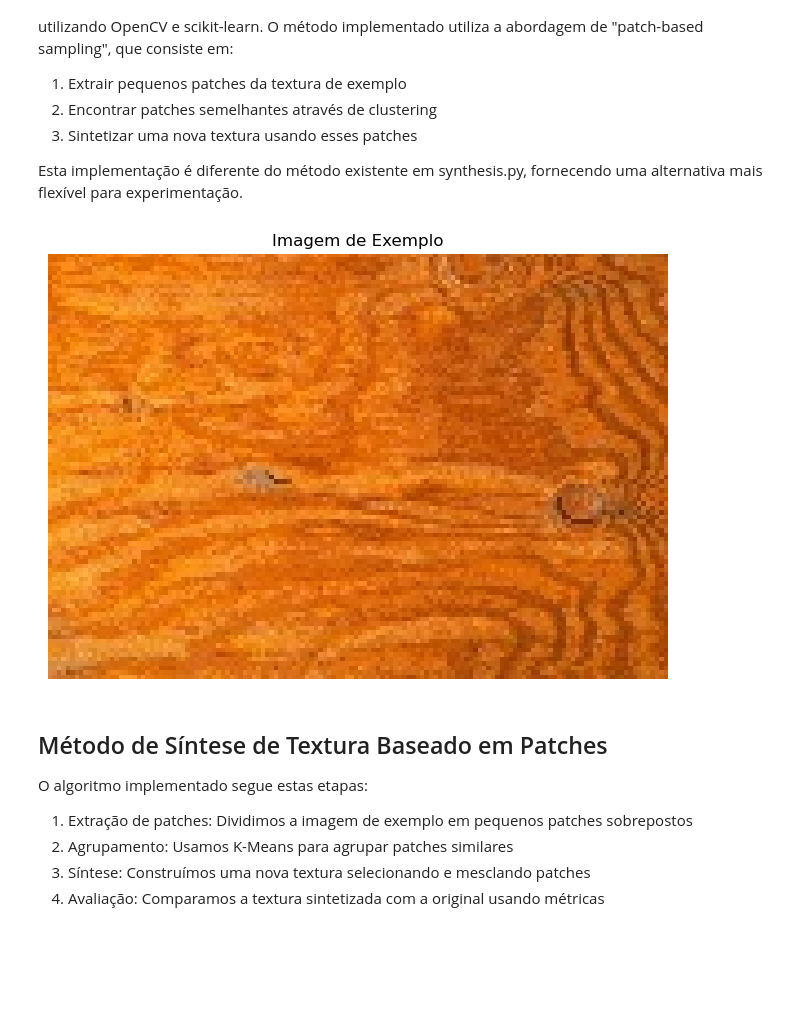
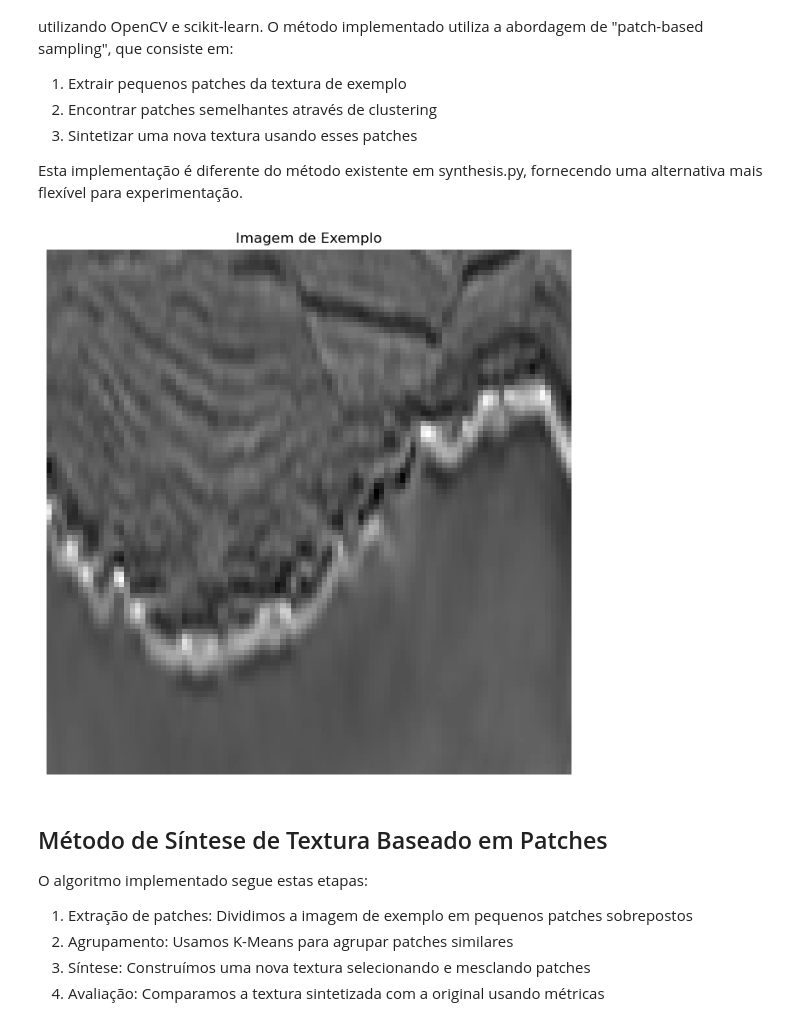
Before and after one commit to lucterres/textureSSD, a Jupyter notebook: xsandbox/alternative.ipynb, the cells around one changed output. Saved outputs shown, nothing was run; the diff lists cells and outputs as text; code cells hidden in the pictures; blank space fills up the shorter version.

```diff
--- a/xsandbox/alternative.ipynb
+++ b/xsandbox/alternative.ipynb
@@ -19,29 +19,30 @@ Esta implementação é diferente do método existente em synthesis.py, fornecen
 # %%
 def load_and_display_image(image_path):
     """
     Carrega uma imagem e exibe utilizando matplotlib
     """
     img = cv2.imread(image_path)
     if img is None:
         print(f"Erro: Não foi possível carregar a imagem: {image_path}")
         return None
 
     # Converter BGR para RGB para exibição correta
     img_rgb = cv2.cvtColor(img, cv2.COLOR_BGR2RGB)
 
     plt.figure(figsize=(8, 8))
     plt.imshow(img_rgb)
     plt.axis('off')
     plt.title('Imagem de Exemplo')
     plt.show()
 
     return img
 
-# Carregar uma imagem de exemplo
-example_path = "../examples/wood.jpg"  # Altere para o caminho da sua imagem
+# Carregar uma imagem de exemplo   compare\0a1742c740.png  1d798aa5d5
+example_path = "../compare/1d798aa5d5.png"  # Altere para o caminho da sua imagem
+
 example_image = load_and_display_image(example_path)
 # %% [output]
-[figure, old version]
+[figure, new version]
 # %% [markdown]
 ## Método de Síntese de Textura Baseado em Patches
 
```
Also changed, not shown: parts of 5 cells of this notebook, 2 other files.
